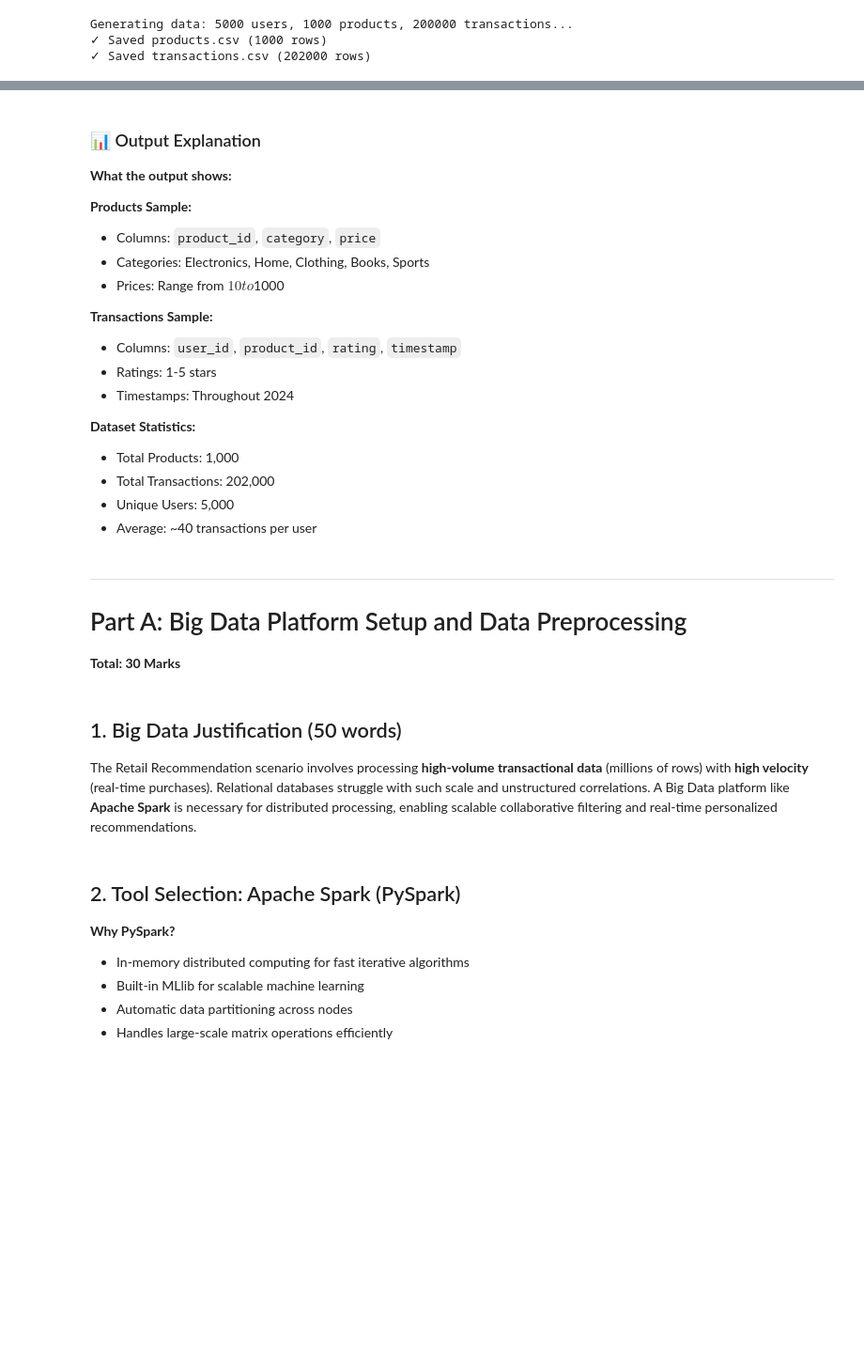
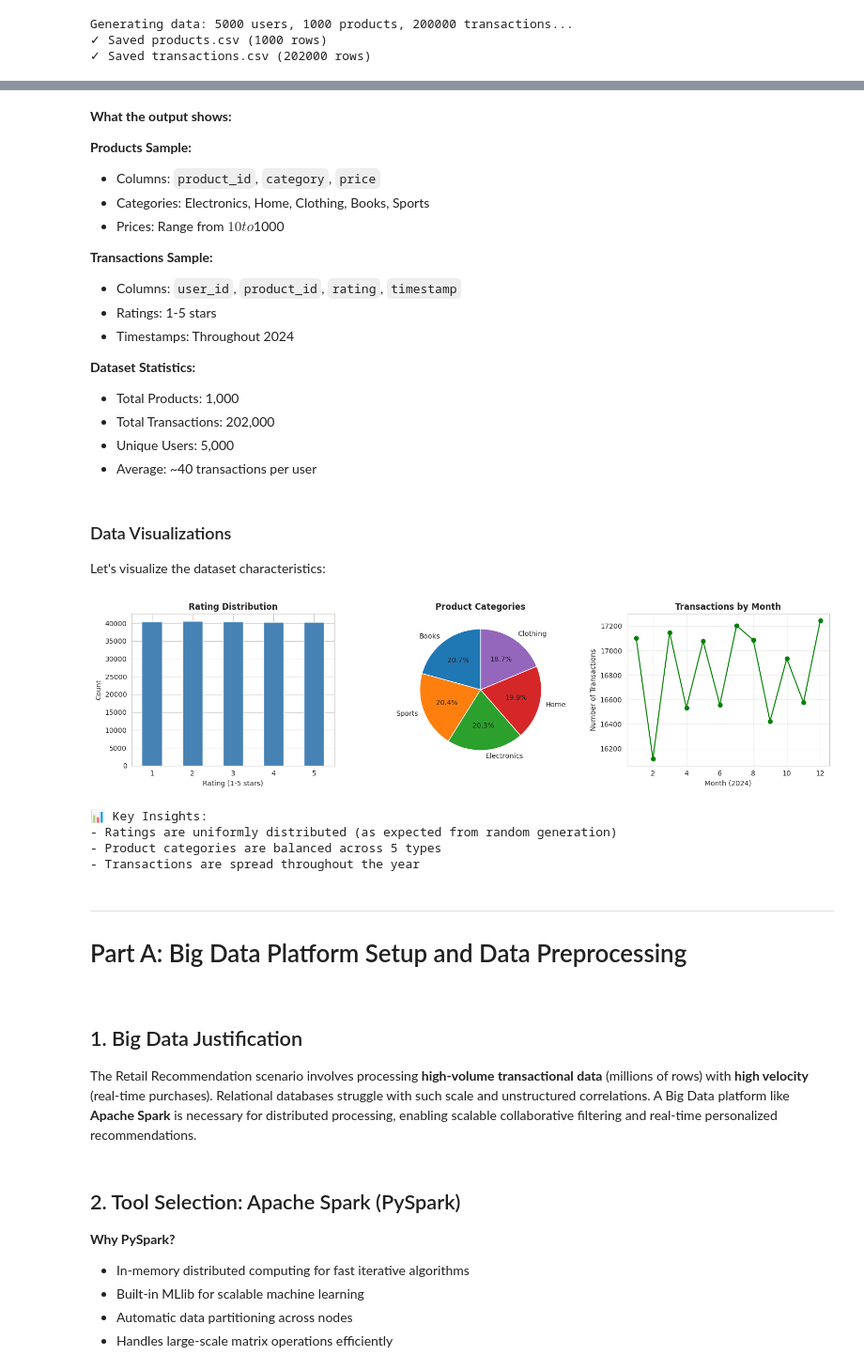
Before and after one commit to GenoJ83/Big-Data-Mining-and-Analytics-Exam, a Jupyter notebook: BigData_Project_Complete.ipynb, the cells around one changed output, grey strips where cells are left out. Shown at 94% size. Saved outputs shown, nothing was run; the diff lists cells and outputs as text; code cells hidden in the pictures; blank space fills up the shorter version.

```diff
--- a/BigData_Project_Complete.ipynb
+++ b/BigData_Project_Complete.ipynb
@@ -119,7 +119,6 @@ Total Products: 1,000
 Total Transactions: 202,000
 Unique Users: 5,000
 # %% [markdown]
-### 📊 Output Explanation
 
 **What the output shows:**
 
@@ -138,14 +137,59 @@ Unique Users: 5,000
 - Total Transactions: 202,000
 - Unique Users: 5,000
 - Average: ~40 transactions per user
+# %% [markdown]
+### Data Visualizations
+
+Let's visualize the dataset characteristics:
+# %%
+import matplotlib.pyplot as plt
+import seaborn as sns
+
+# Set style
+sns.set_style("whitegrid")
+plt.rcParams['figure.figsize'] = (12, 4)
+
+# Create subplots
+fig, axes = plt.subplots(1, 3, figsize=(15, 4))
+
+# 1. Rating Distribution
+df_transactions['rating'].value_counts().sort_index().plot(kind='bar', ax=axes[0], color='steelblue')
+axes[0].set_title('Rating Distribution', fontsize=12, fontweight='bold')
+axes[0].set_xlabel('Rating (1-5 stars)')
+axes[0].set_ylabel('Count')
+axes[0].set_xticklabels(axes[0].get_xticklabels(), rotation=0)
+
+# 2. Product Category Distribution
+df_products['category'].value_counts().plot(kind='pie', ax=axes[1], autopct='%1.1f%%', startangle=90)
+axes[1].set_title('Product Categories', fontsize=12, fontweight='bold')
+axes[1].set_ylabel('')
+
+# 3. Transactions Over Time
+df_transactions['timestamp'].dt.month.value_counts().sort_index().plot(kind='line', ax=axes[2], marker='o', color='green')
+axes[2].set_title('Transactions by Month', fontsize=12, fontweight='bold')
+axes[2].set_xlabel('Month (2024)')
+axes[2].set_ylabel('Number of Transactions')
+axes[2].grid(True, alpha=0.3)
+
+plt.tight_layout()
+plt.show()
+
+print("\n📊 Key Insights:")
+print(f"- Ratings are uniformly distributed (as expected from random generation)")
+print(f"- Product categories are balanced across 5 types")
+print(f"- Transactions are spread throughout the year")
+# %% [output]
+[figure, added]
+📊 Key Insights:
+- Ratings are uniformly distributed (as expected from random generation)
+- Product categories are balanced across 5 types
+- Transactions are spread throughout the year
 # %% [markdown]
 ---
 # Part A: Big Data Platform Setup and Data Preprocessing
 <a id='part-a'></a>
-
-**Total: 30 Marks**
 # %% [markdown]
-## 1. Big Data Justification (50 words)
+## 1. Big Data Justification
 
 The Retail Recommendation scenario involves processing **high-volume transactional data** (millions of rows) with **high velocity** (real-time purchases). Relational databases struggle with such scale and unstructured correlations. A Big Data platform like **Apache Spark** is necessary for distributed processing, enabling scalable collaborative filtering and real-time personalized recommendations.
 # %% [markdown]
```
Also changed, not shown: parts of 22 cells of this notebook, 11 other files.
